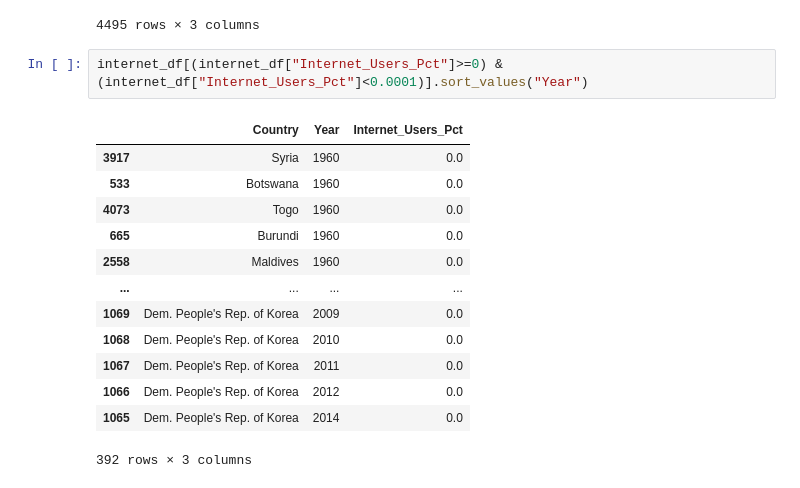
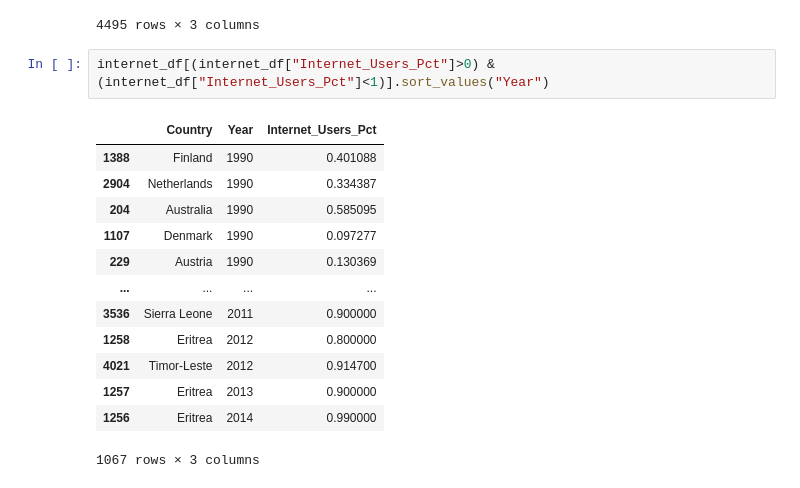
Before and after one commit to NSS-Data-Analytics-Cohort-10/gdp-and-internet-usage-rushichokshi, a Jupyter notebook: notebooks/un_notebook.ipynb, the cells around one changed output. Cells and saved outputs as stored; diff of their text form.

```diff
--- a/notebooks/un_notebook.ipynb
+++ b/notebooks/un_notebook.ipynb
@@ -576,18 +592,18 @@ internet_df.sort_values("Internet_Users_Pct")
 | 1866 | Iceland | 2014 | 98.1600 |
 4495 rows × 3 columns
 # %%
-internet_df[(internet_df["Internet_Users_Pct"]>=0) & (internet_df["Internet_Users_Pct"]<0.0001)].sort_values("Year")
+internet_df[(internet_df["Internet_Users_Pct"]>0) & (internet_df["Internet_Users_Pct"]<1)].sort_values("Year")
 # %% [output]
 |  | Country | Year | Internet_Users_Pct |
-| 3917 | Syria | 1960 | 0.0 |
-| 533 | Botswana | 1960 | 0.0 |
-| 4073 | Togo | 1960 | 0.0 |
-| 665 | Burundi | 1960 | 0.0 |
-| 2558 | Maldives | 1960 | 0.0 |
+| 1388 | Finland | 1990 | 0.401088 |
+| 2904 | Netherlands | 1990 | 0.334387 |
+| 204 | Australia | 1990 | 0.585095 |
+| 1107 | Denmark | 1990 | 0.097277 |
+| 229 | Austria | 1990 | 0.130369 |
 | ... | ... | ... | ... |
-| 1069 | Dem. People's Rep. of Korea | 2009 | 0.0 |
-| 1068 | Dem. People's Rep. of Korea | 2010 | 0.0 |
-| 1067 | Dem. People's Rep. of Korea | 2011 | 0.0 |
-| 1066 | Dem. People's Rep. of Korea | 2012 | 0.0 |
-| 1065 | Dem. People's Rep. of Korea | 2014 | 0.0 |
+| 3536 | Sierra Leone | 2011 | 0.900000 |
+| 1258 | Eritrea | 2012 | 0.800000 |
+| 4021 | Timor-Leste | 2012 | 0.914700 |
+| 1257 | Eritrea | 2013 | 0.900000 |
+| 1256 | Eritrea | 2014 | 0.990000 |
-392 rows × 3 columns
+1067 rows × 3 columns
```
Also changed, not shown: parts of 25 cells of this notebook.
